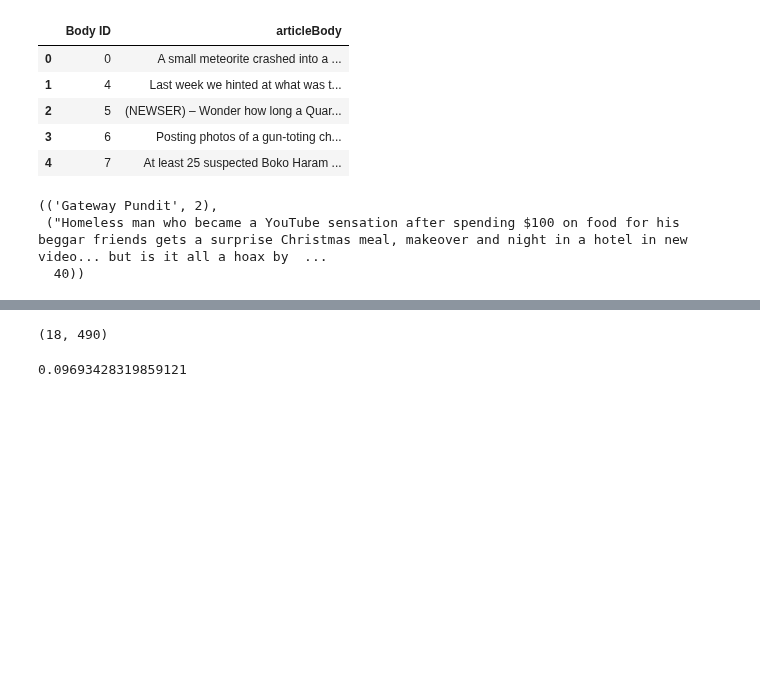
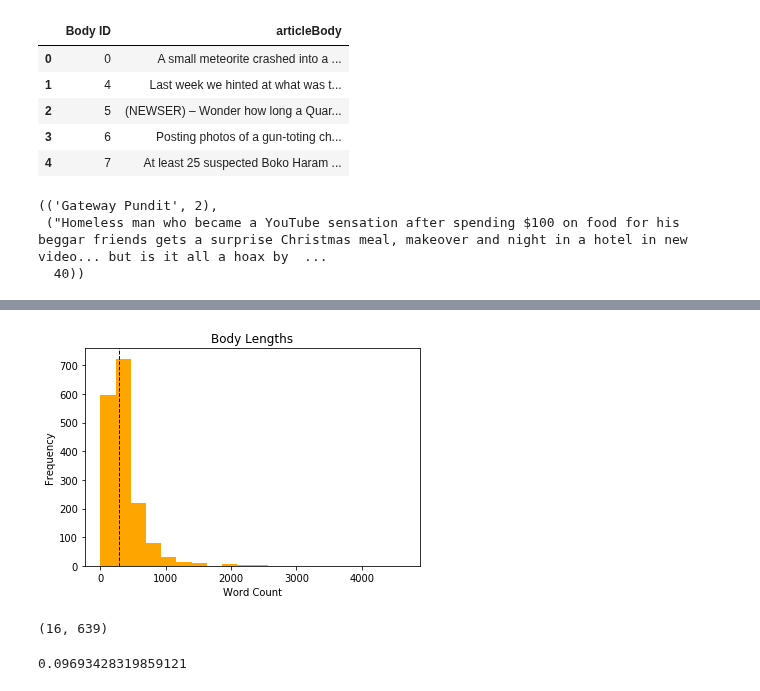
Before and after one commit to CornellDataScience/Insights-FakeNews, a Jupyter notebook: EDA.ipynb, the cells around one changed output, grey strips where cells are left out. Cells and saved outputs as stored; diff of their text form; code cells hidden in the pictures; blank space fills up the shorter version.

```diff
--- a/EDA.ipynb
+++ b/EDA.ipynb
@@ -72,7 +73,16 @@ plt.show()
+# %%
+plt.hist(x_body, bins = 20, color = 'orange')
+plt.xlabel("Word Count")
+plt.ylabel('Frequency')
+plt.axvline(median_body, color='navy', linestyle='dashed', linewidth=1)
+plt.title("Body Lengths")
+plt.show()
+# %% [output]
+[figure, added]
 # %%
-x_hd[int(0.95*len(x_hd))], x_body[int(0.8*len(x_body))]
+x_hd[int(0.9*len(x_hd))], x_body[int(0.9*len(x_body))]
 # %% [output]
-(18, 490)
+(16, 639)
 # %%
 #headline negations
 def get_negs(sent):
```
Also changed, not shown: parts of 4 cells of this notebook, 1 other file.
